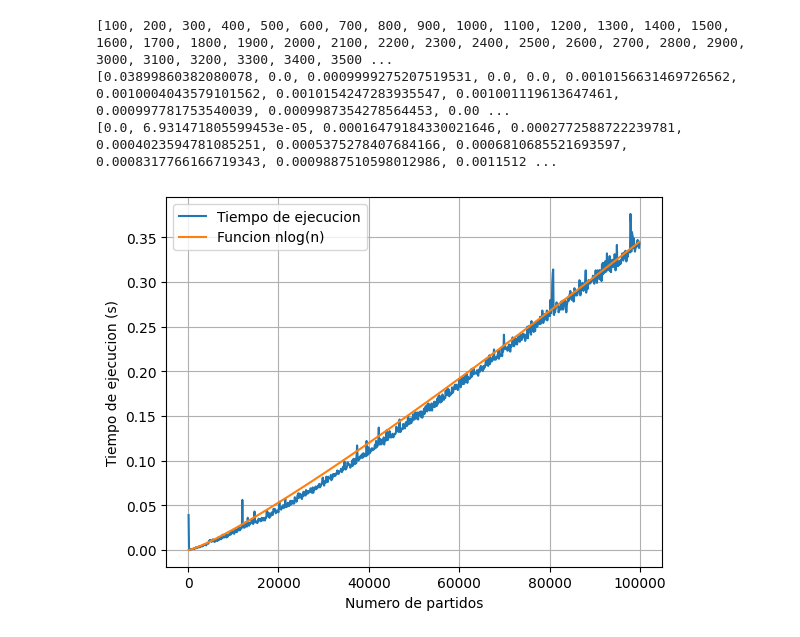
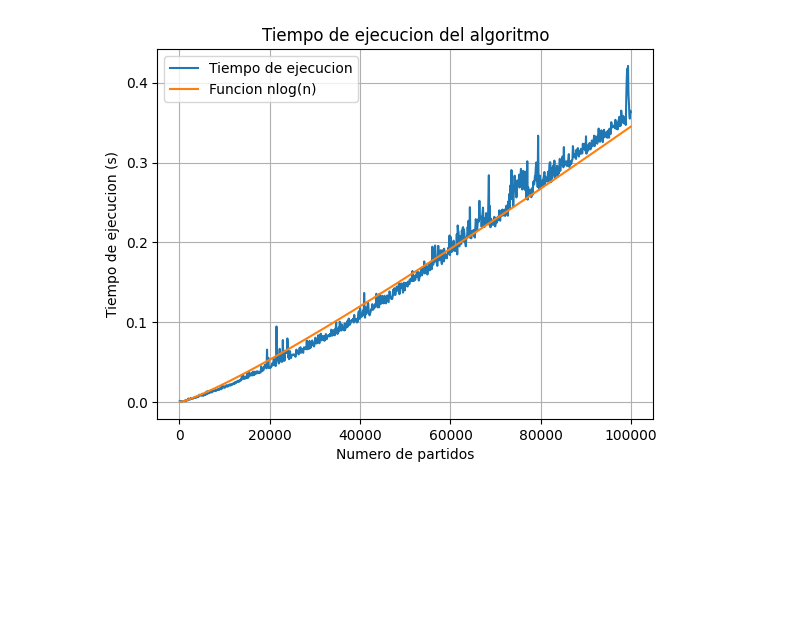
Before and after one commit to guillermo-st/tda-tps, a Jupyter notebook: tp1/graficos.ipynb, the cells around one changed output. Cells and saved outputs as stored; diff of their text form; code cells hidden in the pictures; blank space fills up the shorter version.

```diff
--- a/tp1/graficos.ipynb
+++ b/tp1/graficos.ipynb
@@ -43,54 +6,35 @@ def full_review_time(sorted_reviews):
 # %%
 # Medicion del tiempo total del algoritmo
+cases = 1000
 
-import time
-import math
-
-cases = 1000
+n = []
 times = []
-x = []
+function_nlogn = []
 for i in range(cases):
     if i == 0:
         continue
     else:
         filename = f"./testcases/testcase_{str(i * 100)}.txt"
         review_list = read_reviews_file(filename)
 
         start_time = time.time()
         sorted_list = sort_reviews(review_list)
         full_review_time(sorted_list)
         end_time = time.time()
 
-        x.append(i * 100)
+        n.append(i * 100)
+        function_nlogn.append(i*math.log(i)/20000)
         times.append(end_time - start_time)
 
-print(x)
-print(times)
-
-# Generate nlogn array with 1000 elements
-n = []
-nlogn = []
-for i in range(cases):
-    if i == 0:
-        continue
-    n.append(i * 100)
-    nlogn.append(i*math.log(i)/20000)
-
-print(nlogn)
-
-import matplotlib.pyplot as plt
-
-plt.plot(x, times)
-plt.plot(n, nlogn)
+plt.plot(n, times)
+plt.plot(n, function_nlogn)
 plt.xlabel("Numero de partidos")
 plt.ylabel("Tiempo de ejecucion (s)")
 plt.legend(["Tiempo de ejecucion", "Funcion nlog(n)"])
+plt.title("Tiempo de ejecucion del algoritmo")
 plt.grid()
 plt.show()
 # %% [output]
-[100, 200, 300, 400, 500, 600, 700, 800, 900, 1000, 1100, 1200, 1300, 1400, 1500, 1600, 1700, 1800, 1900, 2000, 2100, 2200, 2300, 2400, 2500, 2600, 2700, 2800, 2900, 3000, 3100, 3200, 3300, 3400, 3500 ...
-[0.03899860382080078, 0.0, 0.0009999275207519531, 0.0, 0.0, 0.0010156631469726562, 0.0010004043579101562, 0.0010154247283935547, 0.001001119613647461, 0.000997781753540039, 0.0009987354278564453, 0.00 ...
-[0.0, 6.931471805599453e-05, 0.00016479184330021646, 0.0002772588722239781, 0.0004023594781085251, 0.0005375278407684166, 0.0006810685521693597, 0.0008317766166719343, 0.0009887510598012986, 0.0011512 ...
-[figure, old version]
+[figure, new version]
 # %%
 # Medir el tiempo sin el sort de las reviews
```
Also changed, not shown: parts of 3 cells of this notebook, 2 other files.
